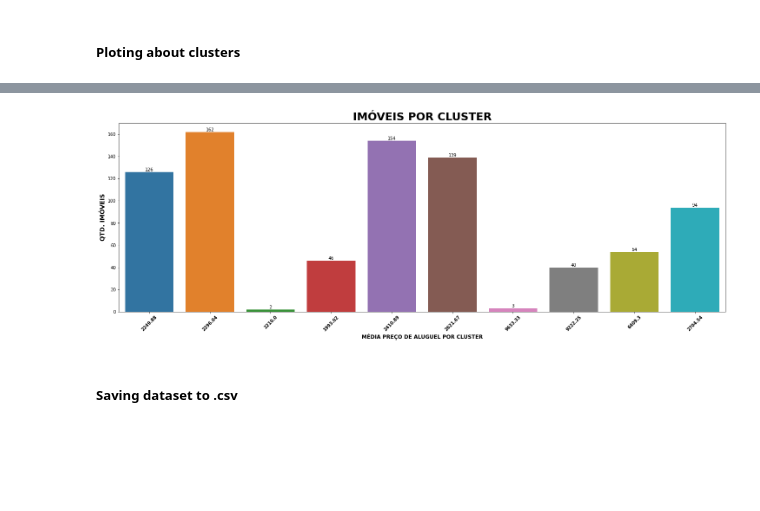
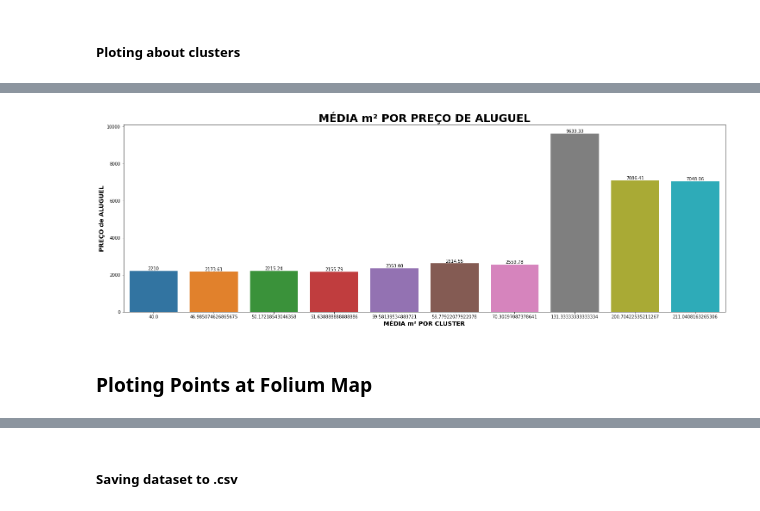
Before and after one commit to NophaieViscente/quintoAndar, a Jupyter notebook: code/clustering_data.ipynb, the cells around one changed output, grey strips where cells are left out. Drawn from its saved outputs; the diff is of its cells as text; code cells hidden in the pictures; blank space fills up the shorter version.

```diff
--- a/code/clustering_data.ipynb
+++ b/code/clustering_data.ipynb
@@ -196,3 +209,15 @@ N_cluster: 13, score: 0.08235712392241214
+# %%
+to_plot = df_tmp.groupby('cluster')[['area','rentPrice','sum_places']].mean().reset_index()
+to_plot = sns.barplot(data=to_plot,y='rentPrice',x='area')
+to_plot.bar_label(to_plot.containers[0])
+plt.title('MÉDIA m², PREÇO DE ALUGUEL POR CLUSTER',fontdict={'weight':'bold','fontsize':25})
+plt.xlabel('MÉDIA m² POR CLUSTER',fontdict={'weight':'bold','fontsize':14})
+plt.ylabel('PREÇO de ALUGUEL',fontdict={'weight':'bold','fontsize':14})
+plt.show()
+# %% [output]
+[figure, added]
+# %% [markdown]
+### Ploting Points at Folium Map
 # %%
 map_ = folium.Map(location=[df_tmp['lat'][0], df_tmp['lon'][0]], zoom_start=13)
 # %%
@@ -224,19 +249,6 @@ for lat, lng , label in zip(df_tmp.lat, df_tmp.lon,df_tmp.cluster):
 map_
 # %% [output]
 [interactive output not drawn]
-# %%
-count_plot = sns.countplot(data=df_tmp,x='cluster')
-count_plot.set_xticklabels(
-    dict(round(
-        df_tmp.groupby('cluster')['rentPrice'].mean(),2)
-        ).values(),fontdict={'weight':'bold'},rotation=45)
-count_plot.bar_label(count_plot.containers[0],label_type='edge')
-plt.title('IMÓVEIS POR CLUSTER',fontdict={'weight':'bold','fontsize':25})
-plt.xlabel('MÉDIA PREÇO DE ALUGUEL POR CLUSTER',fontdict={'weight':'bold','fontsize':12})
-plt.ylabel('QTD. IMÓVEIS',fontdict={'weight':'bold','fontsize':14})
-plt.show()
-# %% [output]
-[figure, removed]
 # %% [markdown]
 ##### Saving dataset to .csv
 # %%
```
Also changed, not shown: parts of 4 cells of this notebook.
